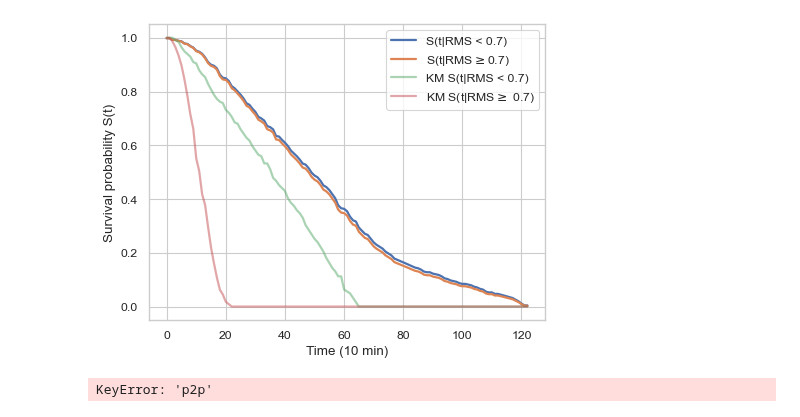
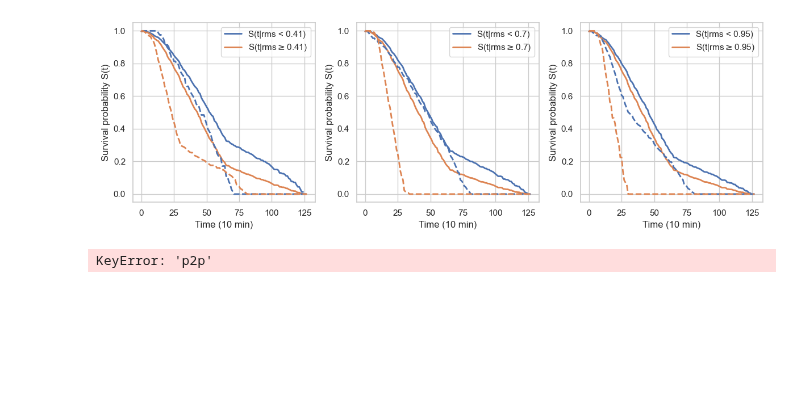
Before and after one commit to Zernez/PredictiveMaintenance, a Jupyter notebook: src/plot_surv_curves.ipynb, the cells around one changed output. Cells and saved outputs as stored; diff of their text form; code cells hidden in the pictures; blank space fills up the shorter version.

Commit message:
Made plotting of groups

```diff
--- a/src/plot_surv_curves.ipynb
+++ b/src/plot_surv_curves.ipynb
@@ -101,13 +96,12 @@ y = data_container_y[CONDITION_SELECTOR]
 
 #Information about the event estimation in event detector
 y_delta = y
-print ("The event detector establish an event for each bearing in: ", y_delta)
+print ("The event detector established an event for each bearing at:", y_delta)
 
-data_X= []
+data_X = []
 for data_group in X:
-    data_temp_X  = data_util.control_censored_data(data_group, percentage=0.1)
+    data_temp_X = Formatter.control_censored_data(data_group, percentage=PERCENTAGE)
     data_X.append(data_temp_X)
-
 X = data_X
 
 #Indexing the dataset to avoid train/test leaking
@@ -135,7 +129,7 @@ lower, upper = np.percentile(y_train['Survival_time'], [0, 100])
 event_times = np.arange(0, np.floor(upper))
 
 #Set the feature selector and train/test split
-best_features = feature_selectors.NoneSelector(X_train, y_train, estimator=[DATASET, TYPE]).get_features()
+best_features = feature_selectors.PHSelector(X_train, y_train, estimator=[DATASET, TYPE]).get_features()
 X_train, X_test = X_train.loc[:,best_features], X_test.loc[:,best_features]
 
 # Scale train data
@@ -158,0 +153,5 @@ plt.show()
+# %%
+feature_to_split = "rms"
+split_thresholds = []
+for qct in [0.2, 0.5, 0.8]:
+    split_thresholds.append(round(X_test[feature_to_split].quantile(qct), 2))
@@ -159,8 +162,4 @@ plt.show()
 # %%
-# Set feature to split
-feature_to_split = "rms"
-split_threshold = 0.7
-
 #Set up the models on test
 params = regressors.DeepSurv().get_best_hyperparams()
 model = regressors.DeepSurv().make_model(params)
@@ -175,38 +174,55 @@ e = y_train['Event']
 model.fit(x, t, e)
 
 # Split data
-g1_idx = X_test.loc[X_test[feature_to_split] < split_threshold].index
-g2_idx = X_test.loc[X_test[feature_to_split] >= split_threshold].index
-X_test_g1 = X_test.loc[g1_idx]
-X_test_g2 = X_test.loc[g2_idx]
-y_test_g1 = y_test[g1_idx]
-y_test_g2 = y_test[g2_idx]
+fig, axes = plt.subplots(1, 3, figsize=(12, 4))
+for i, st in enumerate(split_thresholds):
+    g1_idx = X_test.loc[X_test[feature_to_split] < st].index
+    g2_idx = X_test.loc[X_test[feature_to_split] >= st].index
+    X_test_g1 = X_test.loc[g1_idx]
+    X_test_g2 = X_test.loc[g2_idx]
+    y_test_g1 = y_test[g1_idx]
+    y_test_g2 = y_test[g2_idx]
 
-# Scale splitted data
-X_test_g1_scaled = pd.DataFrame(scaler.transform(X_test_g1), columns=best_features)
-X_test_g2_scaled = pd.DataFrame(scaler.transform(X_test_g2), columns=best_features)
+    # Scale splitted data
+    X_test_g1_scaled = pd.DataFrame(scaler.transform(X_test_g1), columns=best_features)
+    X_test_g2_scaled = pd.DataFrame(scaler.transform(X_test_g2), columns=best_features)
 
-# Predict for the two groups
-surv_probs1 = survival.predict_survival_function(model, np.array(X_test_g1_scaled), event_times)
-surv_probs2 = survival.predict_survival_function(model, np.array(X_test_g2_scaled), event_times)
-surv_probs1_mean = np.mean(surv_probs1, axis=0)
-surv_probs2_mean = np.mean(surv_probs2, axis=0)
-surv_probs1_ci = 1.96 * np.std(surv_probs1, axis=0) / np.sqrt(len(surv_probs1)) # 95% CI
-surv_probs2_ci = 1.96 * np.std(surv_probs2, axis=0) / np.sqrt(len(surv_probs2)) # 95% CI
+    # Predict for the two groups
+    surv_probs1 = survival.predict_survival_function(model, np.array(X_test_g1_scaled), event_times)
+    km_mean_g1, km_high_g1, km_low_g1 = calculate_kaplan_vectorized(y_test_g1['Survival_time'].reshape(1,-1),
+                                                                    y_test_g1['Event'].reshape(1,-1),
+                                                                    event_times)
+    surv_probs2 = survival.predict_survival_function(model, np.array(X_test_g2_scaled), event_times)
+    km_mean_g2, km_high_g2, km_low_g2 = calculate_kaplan_vectorized(y_test_g2['Survival_time'].reshape(1,-1),
+                                                                    y_test_g2['Event'].reshape(1,-1),
+                                                                    event_times)
+    surv_probs1_mean = np.mean(surv_probs1, axis=0)
+    surv_probs2_mean = np.mean(surv_probs2, axis=0)
+    surv_probs1_ci = 1.96 * np.std(surv_probs1, axis=0) / np.sqrt(len(surv_probs1)) # 95% CI
+    surv_probs2_ci = 1.96 * np.std(surv_probs2, axis=0) / np.sqrt(len(surv_probs2)) # 95% CI
 
-plt.figure(dpi=80)
-plt.plot(surv_probs1_mean, linewidth=2, label=f'S(t|RMS < {split_threshold})')
-plt.plot(surv_probs2_mean, linewidth=2, label=f'S(t|RMS$\geq${split_threshold})')
-plt.fill_between(event_times, surv_probs1_mean-surv_probs1_ci, surv_probs1_mean+surv_probs1_ci, linewidth=1, alpha=0.5)
-plt.fill_between(event_times, surv_probs2_mean-surv_probs2_ci, surv_probs2_mean+surv_probs2_ci, linewidth=1, alpha=0.5)
-plt.xlabel("Time (10 min)")
-plt.ylabel("Survival probability S(t)")
-plt.grid()
+    axes[i].plot(surv_probs1_mean, linewidth=2, label=f'S(t|{feature_to_split} < {st})', color="C0")
+    axes[i].plot(surv_probs2_mean, linewidth=2, label=f'S(t|{feature_to_split}$\geq${st})', color="C1")
+    axes[i].plot(km_mean_g1.columns, km_mean_g1.iloc[0], 'k--', linewidth=2, color="C0")
+    axes[i].plot(km_mean_g2.columns, km_mean_g2.iloc[0], 'k--', linewidth=2, color="C1")
+    axes[i].set_xlabel("Time (10 min)")
+    axes[i].set_ylabel("Survival probability S(t)")
+    axes[i].legend(loc='upper right')
+    #handles, labels = axes[0].get_legend_handles_labels()
+    #fig.legend(loc='upper right')
+    fig.tight_layout()
+    fig.show()
 
-# Train KM
-Km = KaplanMeierFitter().fit(durations=y_test_g1["Survival_time"], event_observed=y_test_g1["Event"]).predict(event_times)
-Km.plot(linewidth=2, alpha=0.5, label=f'KM S(t|RMS < {split_threshold})')
-Km = KaplanMeierFitter().fit(durations=y_test_g2["Survival_time"], event_observed=y_test_g2["Event"]).predict(event_times)
-Km.plot(linewidth=2, alpha=0.5, label=f'KM S(t|RMS$\geq$ {split_threshold})')
-plt.legend()
+#axes[0].plot(surv_probs1_mean, linewidth=2, color="C0")
+#axes[0].set_xlabel("Time (10 min)")
+#axes[0].set_ylabel("Survival probability S(t)")
+#axes[0].plot(surv_probs1_mean, linewidth=2, color="C0")
+#axes[0].set_xlabel("Time (10 min)")
+#axes[0].set_ylabel("Survival probability S(t)")
+
+#plt.plot(km_mean_g1.columns, km_mean_g1.iloc[0], 'k--', linewidth=2, color="C0")
+#plt.plot(surv_probs2_mean, linewidth=2, label=f'S(t|RMS$\geq${split_threshold})', color="C1")
+#plt.plot(km_mean_g2.columns, km_mean_g2.iloc[0], 'k--', linewidth=2, color="C1")
+#plt.fill_between(km_mean_g1.columns, km_low_g1.iloc[0], km_high_g1.iloc[0], alpha=0.2, color='C0')
+#plt.fill_between(km_mean_g2.columns, km_low_g2.iloc[0], km_high_g2.iloc[0], alpha=0.2, color='C1')
 # %% [output]
@@ -214,4 +229,4 @@ plt.legend()
-[figure, old version]
+[figure, new version]
 # %%
 #Set up the models on test
 cph_params = regressors.CoxPH().get_best_hyperparams()
```
Also changed, not shown: parts of 6 cells of this notebook.
